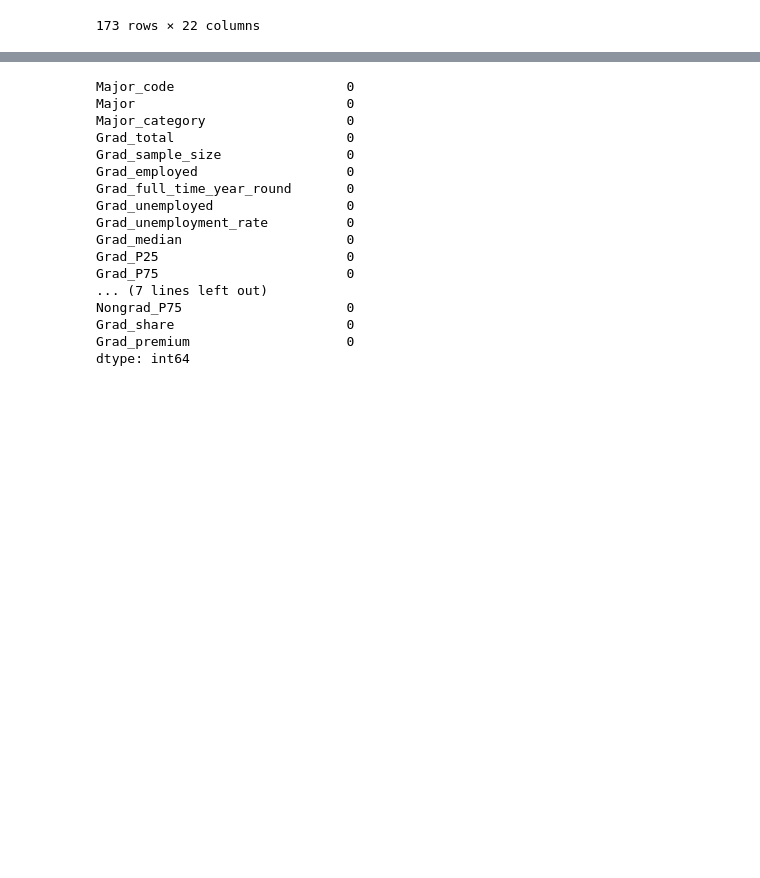
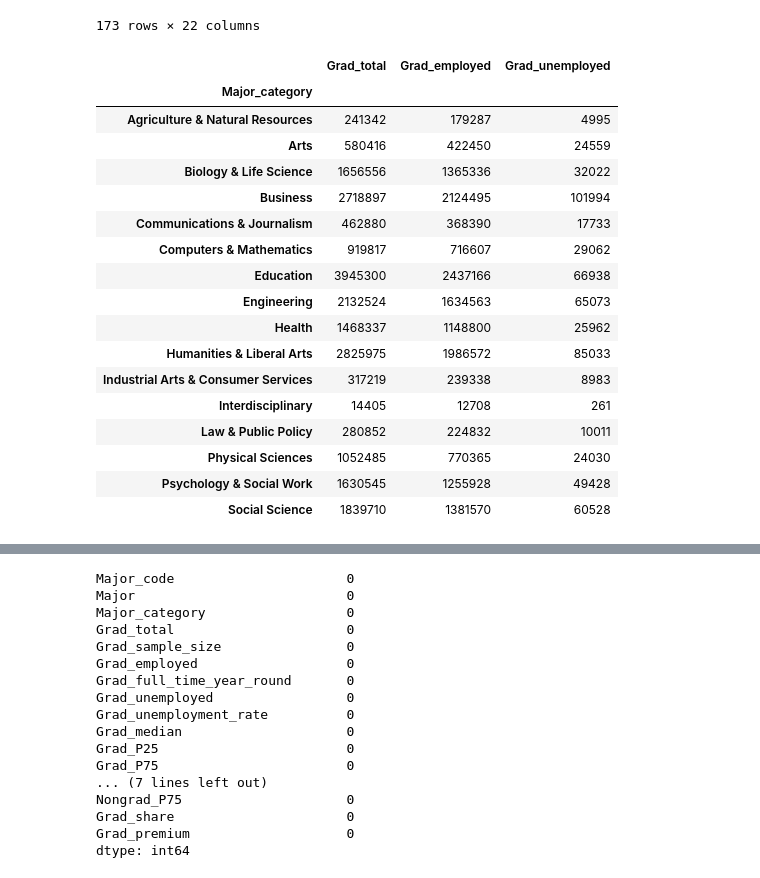
Before and after one commit to COGS108/group027, a Jupyter notebook: FinalProject.ipynb, the cells around one changed output, grey strips where cells are left out. Saved outputs shown, nothing was run; the diff lists cells and outputs as text; code cells hidden in the pictures; blank space fills up the shorter version.

```diff
--- a/FinalProject.ipynb
+++ b/FinalProject.ipynb
@@ -33 +35,25 @@ data1
+# %%
+# Merge rows by Major_category
+func = {'Grad_total':'sum', 'Grad_employed':'sum', 'Grad_unemployed':'sum'}
+combined_major_cat = data1.groupby(data1['Major_category']).aggregate(func)
+combined_major_cat
+# %% [output]
+|  | Grad_total | Grad_employed | Grad_unemployed |
+| Major_category |  |  |  |
+| Agriculture & Natural Resources | 241342 | 179287 | 4995 |
+| Arts | 580416 | 422450 | 24559 |
+| Biology & Life Science | 1656556 | 1365336 | 32022 |
+| Business | 2718897 | 2124495 | 101994 |
+| Communications & Journalism | 462880 | 368390 | 17733 |
+| Computers & Mathematics | 919817 | 716607 | 29062 |
+| Education | 3945300 | 2437166 | 66938 |
+| Engineering | 2132524 | 1634563 | 65073 |
+| Health | 1468337 | 1148800 | 25962 |
+| Humanities & Liberal Arts | 2825975 | 1986572 | 85033 |
+| Industrial Arts & Consumer Services | 317219 | 239338 | 8983 |
+| Interdisciplinary | 14405 | 12708 | 261 |
+| Law & Public Policy | 280852 | 224832 | 10011 |
+| Physical Sciences | 1052485 | 770365 | 24030 |
+| Psychology & Social Work | 1630545 | 1255928 | 49428 |
+| Social Science | 1839710 | 1381570 | 60528 |
 # %%
```
Also changed, not shown: parts of 7 cells of this notebook.
